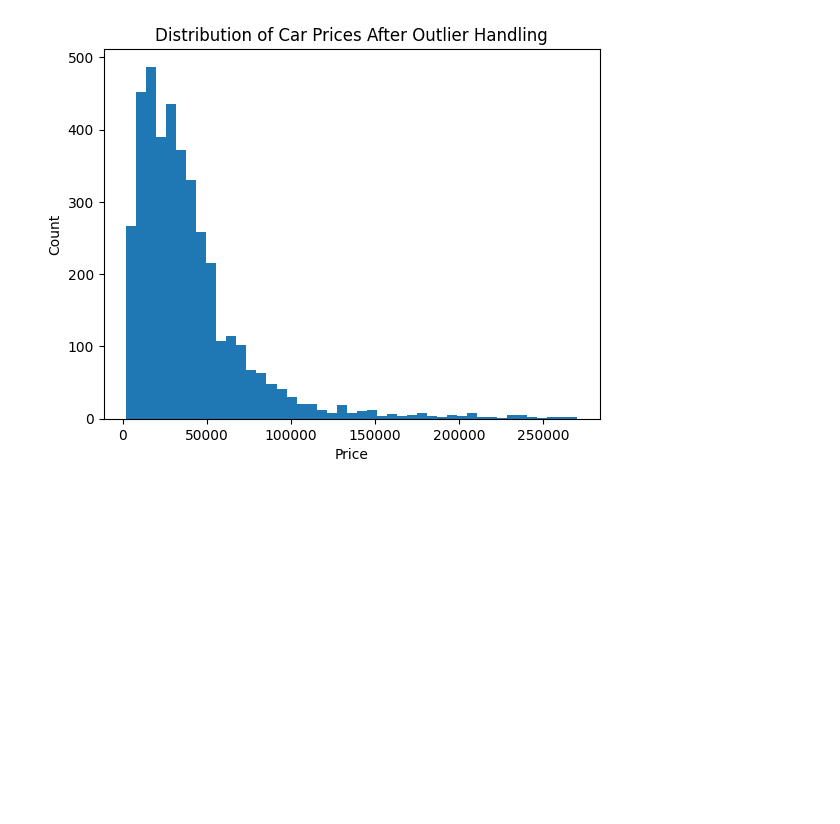
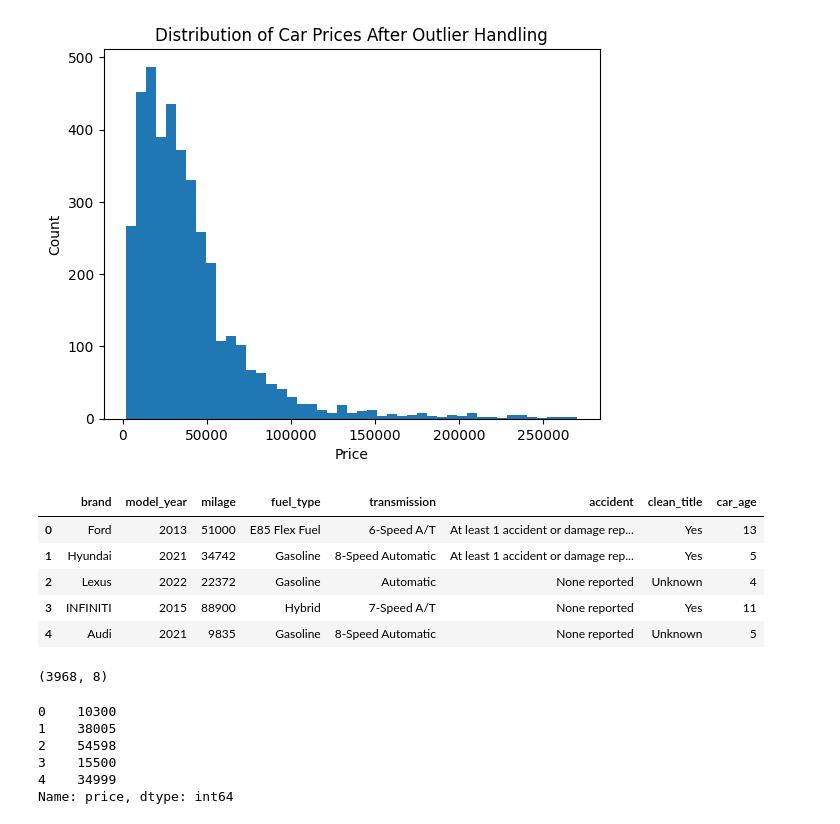
Before and after one commit to SMCodeX7/Used-Car-Price-Prediction, a Jupyter notebook: notebooks/UsedCarPricePrediction.ipynb, the cells around one changed output. Drawn from its saved outputs; the diff is of its cells as text; code cells hidden in the pictures; blank space fills up the shorter version.

```diff
--- a/notebooks/UsedCarPricePrediction.ipynb
+++ b/notebooks/UsedCarPricePrediction.ipynb
@@ -375,3 +375,39 @@ plt.title("Distribution of Car Prices After Outlier Handling")
 plt.show()
 # %% [output]
 [figure]
+# %%
+selected_features = [
+    "brand",
+    "model_year",
+    "milage",
+    "fuel_type",
+    "transmission",
+    "accident",
+    "clean_title",
+    "car_age"
+]
+
+X = df[selected_features]
+y = df["price"]
+# %%
+X.head()
+# %% [output]
+|  | brand | model_year | milage | fuel_type | transmission | accident | clean_title | car_age |
+| 0 | Ford | 2013 | 51000 | E85 Flex Fuel | 6-Speed A/T | At least 1 accident or damage rep... | Yes | 13 |
+| 1 | Hyundai | 2021 | 34742 | Gasoline | 8-Speed Automatic | At least 1 accident or damage rep... | Yes | 5 |
+| 2 | Lexus | 2022 | 22372 | Gasoline | Automatic | None reported | Unknown | 4 |
+| 3 | INFINITI | 2015 | 88900 | Hybrid | 7-Speed A/T | None reported | Yes | 11 |
+| 4 | Audi | 2021 | 9835 | Gasoline | 8-Speed Automatic | None reported | Unknown | 5 |
+# %%
+X.shape
+# %% [output]
+(3968, 8)
+# %%
+y.head()
+# %% [output]
+0    10300
+1    38005
+2    54598
+3    15500
+4    34999
+Name: price, dtype: int64
```
